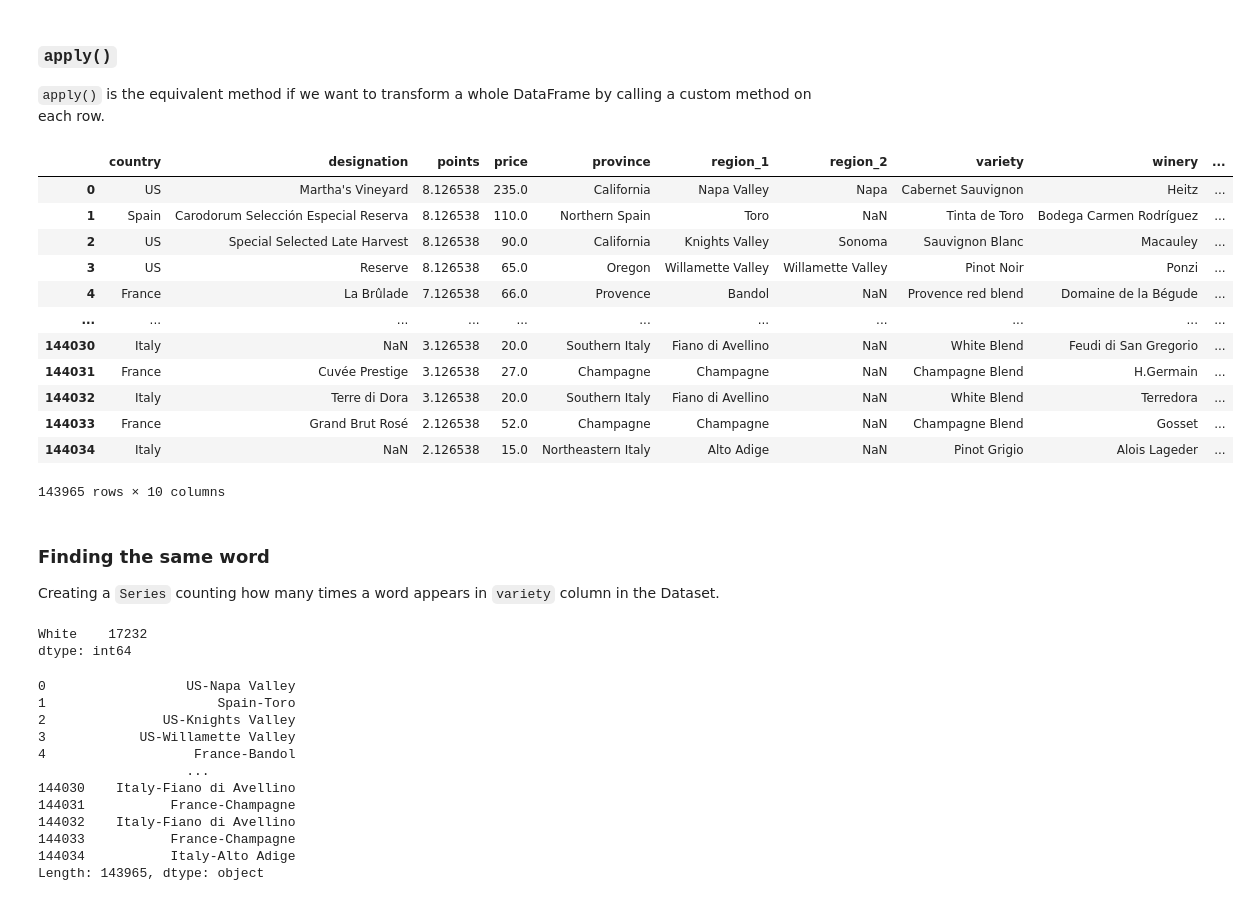
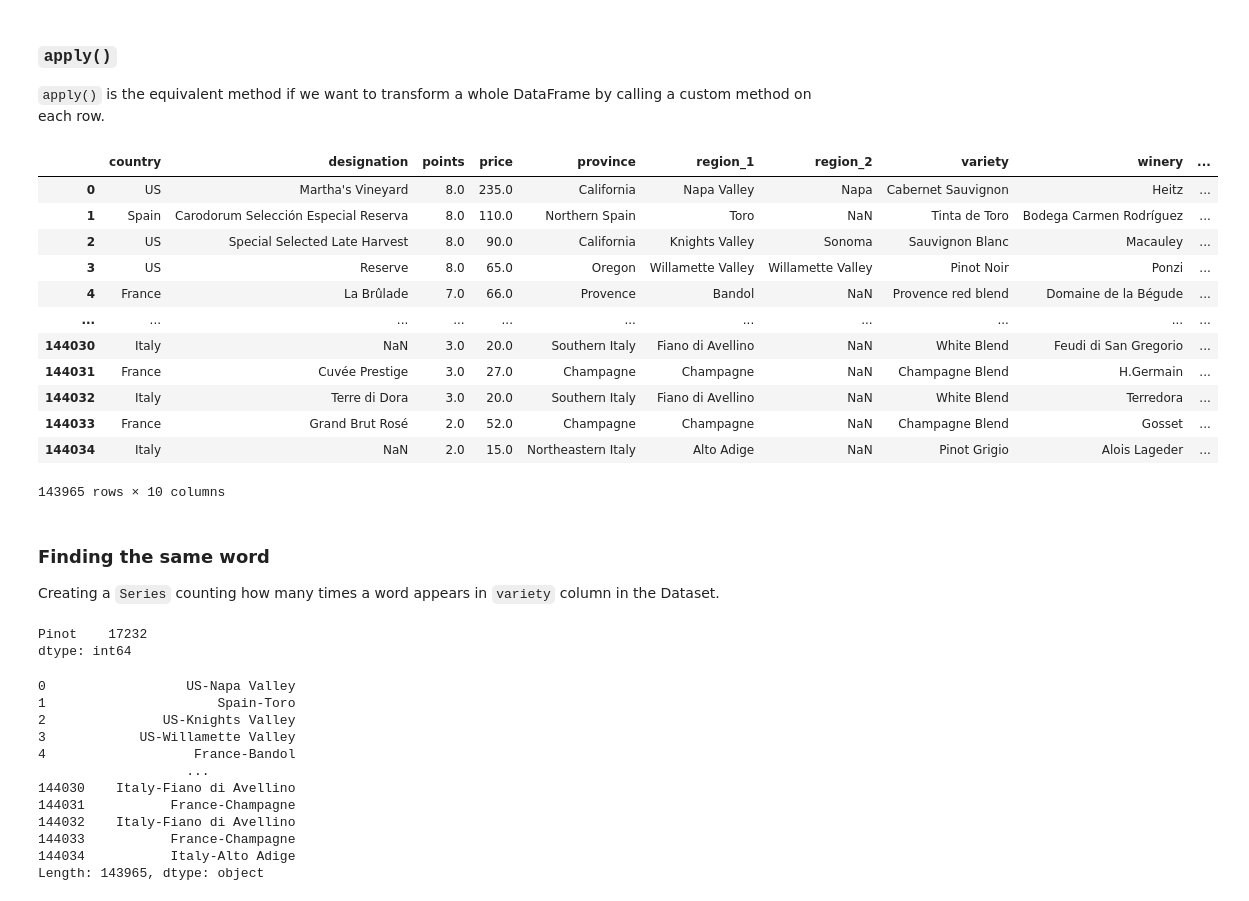
Before and after one commit to HarakaRisasi/python_code, a Jupyter notebook: introduction_to_machine_learning/pandas_micro_course/03_summary_funciton_and_maps.ipynb, the cells around one changed output. Saved outputs shown, nothing was run; the diff lists cells and outputs as text; code cells hidden in the pictures.

```diff
--- a/introduction_to_machine_learning/pandas_micro_course/03_summary_funciton_and_maps.ipynb
+++ b/introduction_to_machine_learning/pandas_micro_course/03_summary_funciton_and_maps.ipynb
@@ -29,14 +29,14 @@ for i in x:
 # %%
 # Drop(delete) not a number values in 'Points' column of 'Wine Magazine' Dataset.
-wine_magazine = wine_magazine.dropna(subset=['points'])
+wine_catalog = wine_catalog.dropna(subset=['points'])
 # %%
 # Change the datatype of one or more columns to numeric
-wine_magazine[['points', 'price']] = wine_magazine[['points', 'price']].astype(float)
+wine_catalog[['points', 'price']] = wine_catalog[['points', 'price']].astype(float)
 # %%
 # Drop(delete) row that over 100 points
-x = list(wine_magazine.loc[wine_magazine.points > 100].index)
+x = list(wine_catalog.loc[wine_catalog.points > 100].index)
 for i in x:
-    wine_magazine = wine_magazine.drop([i], axis=0)
+    wine_catalog = wine_catalog.drop([i], axis=0)
 # %% [markdown]
 ### Summary functions
 
@@ -179,7 +179,7 @@ review_points_mean
 # %% [output]
 87.87346229986456
 # %%
-review_points_mean = wine_magazine.points.median()
+review_points_mean = wine_catalog.points.median()
 review_points_mean
 # %% [output]
 88.0
@@ -207,31 +207,31 @@ The function you pass to `map()` should expect a single value from the Series (a
 # %%
 def remean_points(row):
     row.points -= review_points_mean # 94.0 - 87.87346229986456
     return row
 
-wine_magazine.apply(remean_points, axis='columns')
+wine_catalog.apply(remean_points, axis='columns')
 # %% [output]
 |  | country | designation | points | price | province | region_1 | region_2 | variety | winery | ... |
-| 0 | US | Martha's Vineyard | 8.126538 | 235.0 | California | Napa Valley | Napa | Cabernet Sauvignon | Heitz | ... |
-| 1 | Spain | Carodorum Selección Especial Reserva | 8.126538 | 110.0 | Northern Spain | Toro | NaN | Tinta de Toro | Bodega Carmen Rodríguez | ... |
-| 2 | US | Special Selected Late Harvest | 8.126538 | 90.0 | California | Knights Valley | Sonoma | Sauvignon Blanc | Macauley | ... |
-| 3 | US | Reserve | 8.126538 | 65.0 | Oregon | Willamette Valley | Willamette Valley | Pinot Noir | Ponzi | ... |
-| 4 | France | La Brûlade | 7.126538 | 66.0 | Provence | Bandol | NaN | Provence red blend | Domaine de la Bégude | ... |
+| 0 | US | Martha's Vineyard | 8.0 | 235.0 | California | Napa Valley | Napa | Cabernet Sauvignon | Heitz | ... |
+| 1 | Spain | Carodorum Selección Especial Reserva | 8.0 | 110.0 | Northern Spain | Toro | NaN | Tinta de Toro | Bodega Carmen Rodríguez | ... |
+| 2 | US | Special Selected Late Harvest | 8.0 | 90.0 | California | Knights Valley | Sonoma | Sauvignon Blanc | Macauley | ... |
+| 3 | US | Reserve | 8.0 | 65.0 | Oregon | Willamette Valley | Willamette Valley | Pinot Noir | Ponzi | ... |
+| 4 | France | La Brûlade | 7.0 | 66.0 | Provence | Bandol | NaN | Provence red blend | Domaine de la Bégude | ... |
 | ... | ... | ... | ... | ... | ... | ... | ... | ... | ... | ... |
-| 144030 | Italy | NaN | 3.126538 | 20.0 | Southern Italy | Fiano di Avellino | NaN | White Blend | Feudi di San Gregorio | ... |
-| 144031 | France | Cuvée Prestige | 3.126538 | 27.0 | Champagne | Champagne | NaN | Champagne Blend | H.Germain | ... |
-| 144032 | Italy | Terre di Dora | 3.126538 | 20.0 | Southern Italy | Fiano di Avellino | NaN | White Blend | Terredora | ... |
-| 144033 | France | Grand Brut Rosé | 2.126538 | 52.0 | Champagne | Champagne | NaN | Champagne Blend | Gosset | ... |
-| 144034 | Italy | NaN | 2.126538 | 15.0 | Northeastern Italy | Alto Adige | NaN | Pinot Grigio | Alois Lageder | ... |
+| 144030 | Italy | NaN | 3.0 | 20.0 | Southern Italy | Fiano di Avellino | NaN | White Blend | Feudi di San Gregorio | ... |
+| 144031 | France | Cuvée Prestige | 3.0 | 27.0 | Champagne | Champagne | NaN | Champagne Blend | H.Germain | ... |
+| 144032 | Italy | Terre di Dora | 3.0 | 20.0 | Southern Italy | Fiano di Avellino | NaN | White Blend | Terredora | ... |
+| 144033 | France | Grand Brut Rosé | 2.0 | 52.0 | Champagne | Champagne | NaN | Champagne Blend | Gosset | ... |
+| 144034 | Italy | NaN | 2.0 | 15.0 | Northeastern Italy | Alto Adige | NaN | Pinot Grigio | Alois Lageder | ... |
 143965 rows × 10 columns
 # %% [markdown]
 ### Finding the same word
 Creating a `Series` counting how many times a word appears in `variety` column in the Dataset.
 # %%
-n_word = wine_magazine.variety.map(lambda i: 'Pinot' in i).sum()
-descriptor_counts = pd.Series([n_word], index=['White'])
+n_word = wine_catalog.variety.map(lambda i: 'Pinot' in i).sum()
+descriptor_counts = pd.Series([n_word], index=['Pinot'])
 descriptor_counts
 # %% [output]
-White    17232
+Pinot    17232
 dtype: int64
 # %%
```
Also changed, not shown: parts of 22 cells of this notebook.
